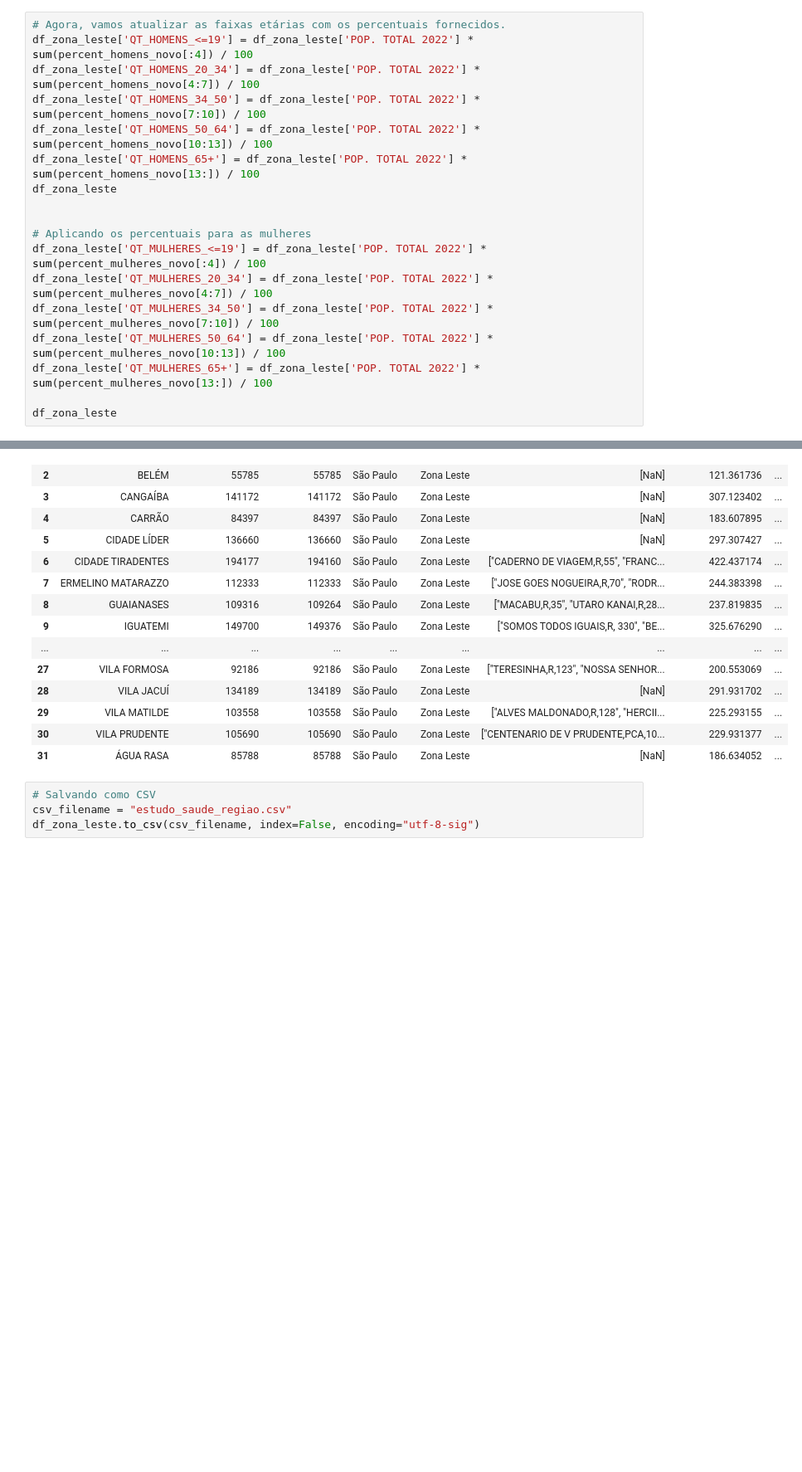
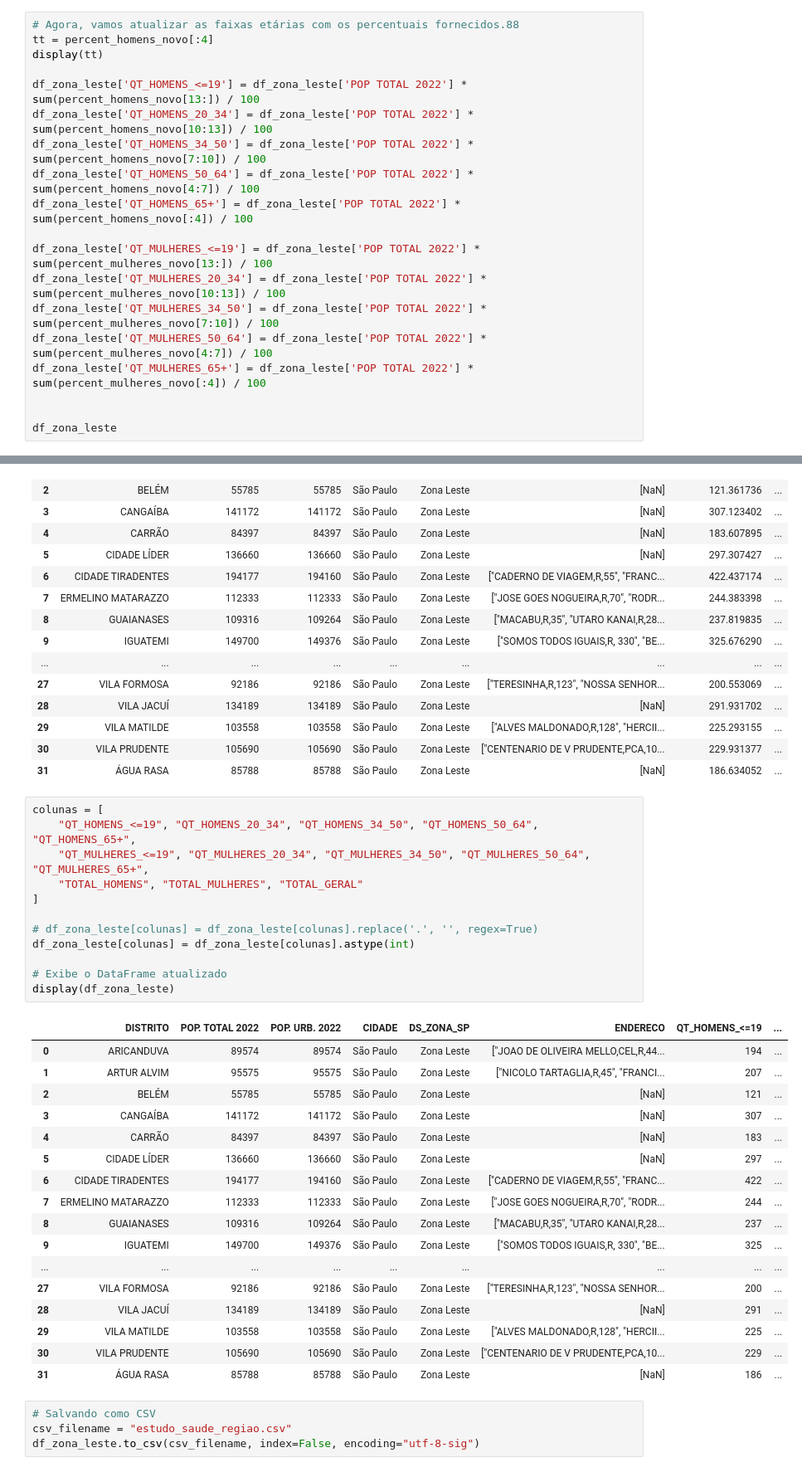
Before and after one commit to JonathanAlvesNogueira/Project-Health-Data-Analytics, a Jupyter notebook: 01.população_bairro.ipynb, the cells around one changed output, grey strips where cells are left out. Shown: that part at 83% size. Saved outputs shown, nothing was run; the diff lists cells and outputs as text; blank space fills up the shorter version.

```diff
--- a/01.população_bairro.ipynb
+++ b/01.população_bairro.ipynb
@@ -386,21 +406,22 @@ percent_mulheres_novo
 # %% [markdown]
 ### Inferencia da quantidade de homens que possuem na populaçõ da regiao
 # %%
-# Agora, vamos atualizar as faixas etárias com os percentuais fornecidos.
-df_zona_leste['QT_HOMENS_<=19'] = df_zona_leste['POP. TOTAL 2022'] * sum(percent_homens_novo[:4]) / 100
-df_zona_leste['QT_HOMENS_20_34'] = df_zona_leste['POP. TOTAL 2022'] * sum(percent_homens_novo[4:7]) / 100
-df_zona_leste['QT_HOMENS_34_50'] = df_zona_leste['POP. TOTAL 2022'] * sum(percent_homens_novo[7:10]) / 100
-df_zona_leste['QT_HOMENS_50_64'] = df_zona_leste['POP. TOTAL 2022'] * sum(percent_homens_novo[10:13]) / 100
-df_zona_leste['QT_HOMENS_65+'] = df_zona_leste['POP. TOTAL 2022'] * sum(percent_homens_novo[13:]) / 100
-df_zona_leste
+# Agora, vamos atualizar as faixas etárias com os percentuais fornecidos.88
+tt = percent_homens_novo[:4]
+display(tt)
+
+df_zona_leste['QT_HOMENS_<=19'] = df_zona_leste['POP TOTAL 2022'] * sum(percent_homens_novo[13:]) / 100
+df_zona_leste['QT_HOMENS_20_34'] = df_zona_leste['POP TOTAL 2022'] * sum(percent_homens_novo[10:13]) / 100
+df_zona_leste['QT_HOMENS_34_50'] = df_zona_leste['POP TOTAL 2022'] * sum(percent_homens_novo[7:10]) / 100
+df_zona_leste['QT_HOMENS_50_64'] = df_zona_leste['POP TOTAL 2022'] * sum(percent_homens_novo[4:7]) / 100
+df_zona_leste['QT_HOMENS_65+'] = df_zona_leste['POP TOTAL 2022'] * sum(percent_homens_novo[:4]) / 100
+
+df_zona_leste['QT_MULHERES_<=19'] = df_zona_leste['POP TOTAL 2022'] * sum(percent_mulheres_novo[13:]) / 100
+df_zona_leste['QT_MULHERES_20_34'] = df_zona_leste['POP TOTAL 2022'] * sum(percent_mulheres_novo[10:13]) / 100
+df_zona_leste['QT_MULHERES_34_50'] = df_zona_leste['POP TOTAL 2022'] * sum(percent_mulheres_novo[7:10]) / 100
+df_zona_leste['QT_MULHERES_50_64'] = df_zona_leste['POP TOTAL 2022'] * sum(percent_mulheres_novo[4:7]) / 100
+df_zona_leste['QT_MULHERES_65+'] = df_zona_leste['POP TOTAL 2022'] * sum(percent_mulheres_novo[:4]) / 100
 
 
-# Aplicando os percentuais para as mulheres
-df_zona_leste['QT_MULHERES_<=19'] = df_zona_leste['POP. TOTAL 2022'] * sum(percent_mulheres_novo[:4]) / 100
-df_zona_leste['QT_MULHERES_20_34'] = df_zona_leste['POP. TOTAL 2022'] * sum(percent_mulheres_novo[4:7]) / 100
-df_zona_leste['QT_MULHERES_34_50'] = df_zona_leste['POP. TOTAL 2022'] * sum(percent_mulheres_novo[7:10]) / 100
-df_zona_leste['QT_MULHERES_50_64'] = df_zona_leste['POP. TOTAL 2022'] * sum(percent_mulheres_novo[10:13]) / 100
-df_zona_leste['QT_MULHERES_65+'] = df_zona_leste['POP. TOTAL 2022'] * sum(percent_mulheres_novo[13:]) / 100
-
 df_zona_leste
 # %% [output]
@@ -458,6 +467,36 @@ df_zona_leste
 | 29 | VILA MATILDE | 103558 | 103558 | São Paulo | Zona Leste | ["ALVES MALDONADO,R,128", "HERCII... | 225.293155 | ... |
 | 30 | VILA PRUDENTE | 105690 | 105690 | São Paulo | Zona Leste | ["CENTENARIO DE V PRUDENTE,PCA,10... | 229.931377 | ... |
 | 31 | ÁGUA RASA | 85788 | 85788 | São Paulo | Zona Leste | [NaN] | 186.634052 | ... |
+# %%
+colunas = [
+    "QT_HOMENS_<=19", "QT_HOMENS_20_34", "QT_HOMENS_34_50", "QT_HOMENS_50_64", "QT_HOMENS_65+",
+    "QT_MULHERES_<=19", "QT_MULHERES_20_34", "QT_MULHERES_34_50", "QT_MULHERES_50_64", "QT_MULHERES_65+",
+    "TOTAL_HOMENS", "TOTAL_MULHERES", "TOTAL_GERAL"
+]
+
+# df_zona_leste[colunas] = df_zona_leste[colunas].replace('.', '', regex=True)
+df_zona_leste[colunas] = df_zona_leste[colunas].astype(int)
+
+# Exibe o DataFrame atualizado
+display(df_zona_leste)
+# %% [output]
+|  | DISTRITO | POP. TOTAL 2022 | POP. URB. 2022 | CIDADE | DS_ZONA_SP | ENDERECO | QT_HOMENS_<=19 | ... |
+| 0 | ARICANDUVA | 89574 | 89574 | São Paulo | Zona Leste | ["JOAO DE OLIVEIRA MELLO,CEL,R,44... | 194 | ... |
+| 1 | ARTUR ALVIM | 95575 | 95575 | São Paulo | Zona Leste | ["NICOLO TARTAGLIA,R,45", "FRANCI... | 207 | ... |
+| 2 | BELÉM | 55785 | 55785 | São Paulo | Zona Leste | [NaN] | 121 | ... |
+| 3 | CANGAÍBA | 141172 | 141172 | São Paulo | Zona Leste | [NaN] | 307 | ... |
+| 4 | CARRÃO | 84397 | 84397 | São Paulo | Zona Leste | [NaN] | 183 | ... |
+| 5 | CIDADE LÍDER | 136660 | 136660 | São Paulo | Zona Leste | [NaN] | 297 | ... |
+| 6 | CIDADE TIRADENTES | 194177 | 194160 | São Paulo | Zona Leste | ["CADERNO DE VIAGEM,R,55", "FRANC... | 422 | ... |
+| 7 | ERMELINO MATARAZZO | 112333 | 112333 | São Paulo | Zona Leste | ["JOSE GOES NOGUEIRA,R,70", "RODR... | 244 | ... |
+| 8 | GUAIANASES | 109316 | 109264 | São Paulo | Zona Leste | ["MACABU,R,35", "UTARO KANAI,R,28... | 237 | ... |
+| 9 | IGUATEMI | 149700 | 149376 | São Paulo | Zona Leste | ["SOMOS TODOS IGUAIS,R, 330", "BE... | 325 | ... |
+| ... | ... | ... | ... | ... | ... | ... | ... | ... |
+| 27 | VILA FORMOSA | 92186 | 92186 | São Paulo | Zona Leste | ["TERESINHA,R,123", "NOSSA SENHOR... | 200 | ... |
+| 28 | VILA JACUÍ | 134189 | 134189 | São Paulo | Zona Leste | [NaN] | 291 | ... |
+| 29 | VILA MATILDE | 103558 | 103558 | São Paulo | Zona Leste | ["ALVES MALDONADO,R,128", "HERCII... | 225 | ... |
+| 30 | VILA PRUDENTE | 105690 | 105690 | São Paulo | Zona Leste | ["CENTENARIO DE V PRUDENTE,PCA,10... | 229 | ... |
+| 31 | ÁGUA RASA | 85788 | 85788 | São Paulo | Zona Leste | [NaN] | 186 | ... |
 # %%
 # Salvando como CSV
 csv_filename = "estudo_saude_regiao.csv"
```
Also changed, not shown: parts of 6 cells of this notebook, 4 other files.
